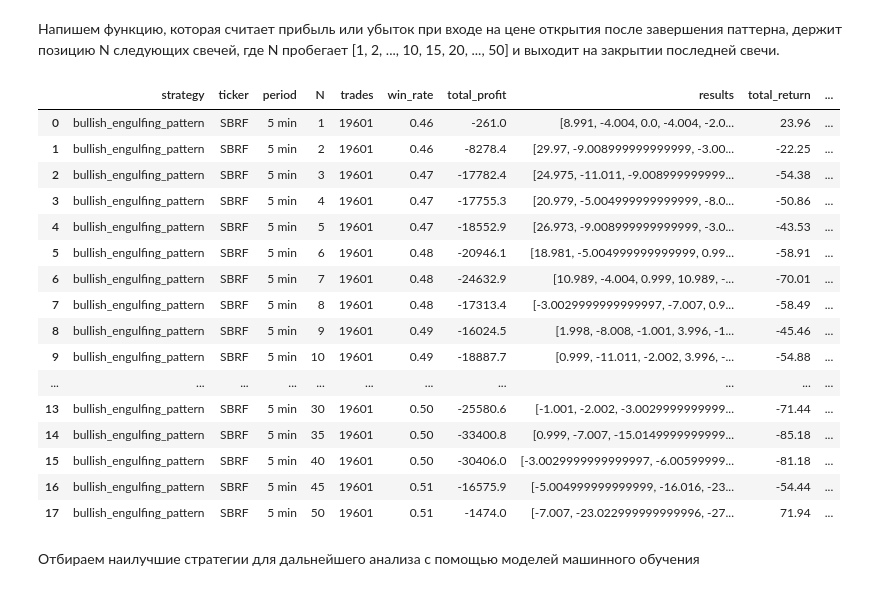
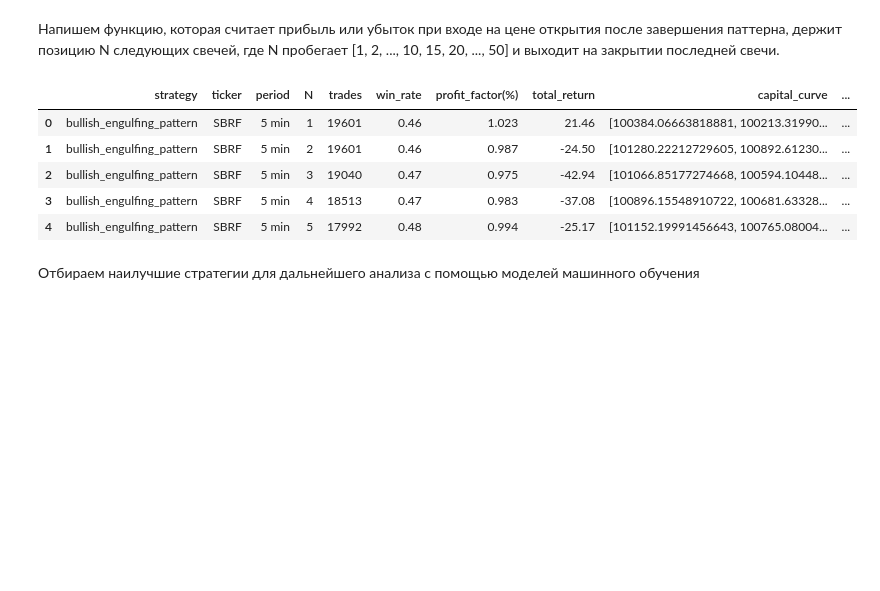
Before and after one commit to AlexKosuhin/AlgoTrading, a Jupyter notebook: classification.ipynb, the cells around one changed output. Cells and saved outputs as stored; diff of their text form; code cells hidden in the pictures; blank space fills up the shorter version.

```diff
--- a/classification.ipynb
+++ b/classification.ipynb
@@ -356,90 +279,81 @@ df_b.head()
 # %%
 from sklearn.metrics import r2_score
 from sklearn.linear_model import LinearRegression
-def lst_trade_statistics_bul(data, commission=0.001):
-   data = data.reset_index(drop=True)
+from sklearn import metrics
+
+def lst_trade_statistics_bull(data, commission=0.001):
+
    # Удалим сперва все отметки паттерна и сигнала с последних 51 строки
    data.loc[len(data) - 51 : len(data), ['pattern', 'signal']] = 0
+
    # Проходимся циклом по периодам удержания позиции
    all_strategy = []
    for N in [1, 2, 3, 4, 5, 6, 7, 8, 9, 10, 15, 20, 25, 30, 35, 40, 45, 50]:
+
+      data_h = filter_min_distance(data, 'signal', N) # Получаем фильтрованные данные
       strategy = [] # Список для результатов стратегии
+
       # Блок для определения цены входа и выхода
-      exit_candidate = data['open_N'].shift(-N)
-      is_entry = data['signal'] == 1
-      entry_price = data['open_N'][is_entry]
+      exit_candidate = data_h['open_N'].shift(-N)
+      is_entry = data_h['signal'] == 1
+      entry_price = data_h['open_N'][is_entry]
       exit_price = exit_candidate[is_entry]
+
+      # Считаем результат
       capital = 100_000
-      # Считаем результат
-      profit_percent = (exit_price.values - entry_price.values) / entry_price.values
-      capital_curve = capital * np.cumprod(1 + profit_percent)
-      total_return = (np.prod(1 + profit_percent) - 1) * 100
+      profit_percent = (exit_price.values - entry_price.values) / entry_price.values # % доход за сделку
       profit = exit_price - entry_price
 
       # Считаем прибыль стратегии купи и держи:
       first_buy = data.loc[1, 'close_N']
       last_sell = data.loc[len(data) - 51, 'close_N']
       BH_strategy = ((last_sell - first_buy) / first_buy) * 100
-      alpha = total_return - BH_strategy
 
-      if len(profit) == 0:
-         strategy_name = data['strategy'][1]
-         all_strategy.append({'strategy' : 0, 'ticker' : 0,
-                           'period' : 0,'N': N, 'trades': 0, 'win_rate': 0.0,
-                           'total_profit': 0.0, 'results': 0,
-                              'total_return' : 0, 'alpha' : 0, 'max_drawdown' : 0, 'r2' : 0})
-         continue
-
+      # Считаем результат стратегии
       def calculate_relative_drawdown(lst):
-      #   cumulative = np.cumsum(lst)
         running_max = np.maximum.accumulate(lst)
         drawdown = (running_max - lst)
         return np.max(drawdown)
+
       # Чистая прибыль
-      profit_net = np.where(profit >= 0, profit * (1 - commission), profit * (1 + commission))
+      absolut_profit_net = np.where(profit >= 0, profit * (1 - commission), profit * (1 + commission))
+      percent_profit_net = np.where(profit_percent >= 0, profit_percent * (1 - commission), profit_percent * (1 + commission))
+      total_return_net = (np.prod(1 + percent_profit_net) - 1) * 100 # общая прибыль в %
+      capital_curve = capital * np.cumprod(1 + percent_profit_net)
       # Статистика
+
       # Названия
       strategy_name = data['strategy'][1]
       per = data['per'][1]
       ticker = data['ticker'][1]
+
       # Считаем R^2 линейной регрессии, построенной по графику дохода
       X = np.array(list(range(len(capital_curve)))).reshape(-1, 1)
       y = np.array(capital_curve)
       lin = LinearRegression()
 
       lin.fit(X, y)
       y_pred = lin.predict(X)
       r2 = metrics.r2_score(y, y_pred)
       all_strategy.append({'strategy' : strategy_name,
                            'ticker' : ticker,
                            'period' : per,
                            'N' : N,
-                           'trades' : len(profit_net),
-                           'win_rate' : np.round(np.mean(profit_net > 0), 2),
-                           'total_profit' : np.round(np.sum(profit_net), 1),
-                           'results' : profit_net,
-                           'total_return' : np.round(total_return, 2), 'capital_curve' : capital_curve, 'alpha' : alpha,
-                           'max_drawdown' : calculate_relative_drawdown(capital_curve), 'r2' : np.round(r2, 2)})
+                           'trades' : len(absolut_profit_net),
+                           'win_rate' : np.round(np.mean(percent_profit_net > 0), 2), # Считаем по % доходу после уплаты комиссии
+                           'profit_factor(%)' : np.round(np.sum(percent_profit_net[percent_profit_net > 0]) / np.abs(np.sum(percent_profit_net[percent_profit_net < 0])), 3),
+                           'total_return' : np.round(total_return_net, 2), 'capital_curve' : capital_curve, 'profit' : profit,
+                           'max_drawdown' : calculate_relative_drawdown(capital_curve), 'r2' : np.round(r2, 2),
+                           'strategy_buy_and_hold' : BH_strategy})
    return pd.DataFrame(all_strategy)
 
-result = lst_trade_statistics_bul(df_b)
+result = lst_trade_statistics_bull(df_b)
 
-result
+result.head()
 # %% [output]
-|  | strategy | ticker | period | N | trades | win_rate | total_profit | results | total_return | ... |
-| 0 | bullish_engulfing_pattern | SBRF | 5 min | 1 | 19601 | 0.46 | -261.0 | [8.991, -4.004, 0.0, -4.004, -2.0... | 23.96 | ... |
-| 1 | bullish_engulfing_pattern | SBRF | 5 min | 2 | 19601 | 0.46 | -8278.4 | [29.97, -9.008999999999999, -3.00... | -22.25 | ... |
-| 2 | bullish_engulfing_pattern | SBRF | 5 min | 3 | 19601 | 0.47 | -17782.4 | [24.975, -11.011, -9.008999999999... | -54.38 | ... |
-| 3 | bullish_engulfing_pattern | SBRF | 5 min | 4 | 19601 | 0.47 | -17755.3 | [20.979, -5.004999999999999, -8.0... | -50.86 | ... |
-| 4 | bullish_engulfing_pattern | SBRF | 5 min | 5 | 19601 | 0.47 | -18552.9 | [26.973, -9.008999999999999, -3.0... | -43.53 | ... |
-| 5 | bullish_engulfing_pattern | SBRF | 5 min | 6 | 19601 | 0.48 | -20946.1 | [18.981, -5.004999999999999, 0.99... | -58.91 | ... |
-| 6 | bullish_engulfing_pattern | SBRF | 5 min | 7 | 19601 | 0.48 | -24632.9 | [10.989, -4.004, 0.999, 10.989, -... | -70.01 | ... |
-| 7 | bullish_engulfing_pattern | SBRF | 5 min | 8 | 19601 | 0.48 | -17313.4 | [-3.0029999999999997, -7.007, 0.9... | -58.49 | ... |
-| 8 | bullish_engulfing_pattern | SBRF | 5 min | 9 | 19601 | 0.49 | -16024.5 | [1.998, -8.008, -1.001, 3.996, -1... | -45.46 | ... |
-| 9 | bullish_engulfing_pattern | SBRF | 5 min | 10 | 19601 | 0.49 | -18887.7 | [0.999, -11.011, -2.002, 3.996, -... | -54.88 | ... |
-| ... | ... | ... | ... | ... | ... | ... | ... | ... | ... | ... |
-| 13 | bullish_engulfing_pattern | SBRF | 5 min | 30 | 19601 | 0.50 | -25580.6 | [-1.001, -2.002, -3.0029999999999... | -71.44 | ... |
-| 14 | bullish_engulfing_pattern | SBRF | 5 min | 35 | 19601 | 0.50 | -33400.8 | [0.999, -7.007, -15.0149999999999... | -85.18 | ... |
-| 15 | bullish_engulfing_pattern | SBRF | 5 min | 40 | 19601 | 0.50 | -30406.0 | [-3.0029999999999997, -6.00599999... | -81.18 | ... |
-| 16 | bullish_engulfing_pattern | SBRF | 5 min | 45 | 19601 | 0.51 | -16575.9 | [-5.004999999999999, -16.016, -23... | -54.44 | ... |
-| 17 | bullish_engulfing_pattern | SBRF | 5 min | 50 | 19601 | 0.51 | -1474.0 | [-7.007, -23.022999999999996, -27... | 71.94 | ... |
+|  | strategy | ticker | period | N | trades | win_rate | profit_factor(%) | total_return | capital_curve | ... |
+| 0 | bullish_engulfing_pattern | SBRF | 5 min | 1 | 19601 | 0.46 | 1.023 | 21.46 | [100384.06663818881, 100213.31990... | ... |
+| 1 | bullish_engulfing_pattern | SBRF | 5 min | 2 | 19601 | 0.46 | 0.987 | -24.50 | [101280.22212729605, 100892.61230... | ... |
+| 2 | bullish_engulfing_pattern | SBRF | 5 min | 3 | 19040 | 0.47 | 0.975 | -42.94 | [101066.85177274668, 100594.10448... | ... |
+| 3 | bullish_engulfing_pattern | SBRF | 5 min | 4 | 18513 | 0.47 | 0.983 | -37.08 | [100896.15548910722, 100681.63328... | ... |
+| 4 | bullish_engulfing_pattern | SBRF | 5 min | 5 | 17992 | 0.48 | 0.994 | -25.17 | [101152.19991456643, 100765.08004... | ... |
```
Also changed, not shown: parts of 83 cells of this notebook.
